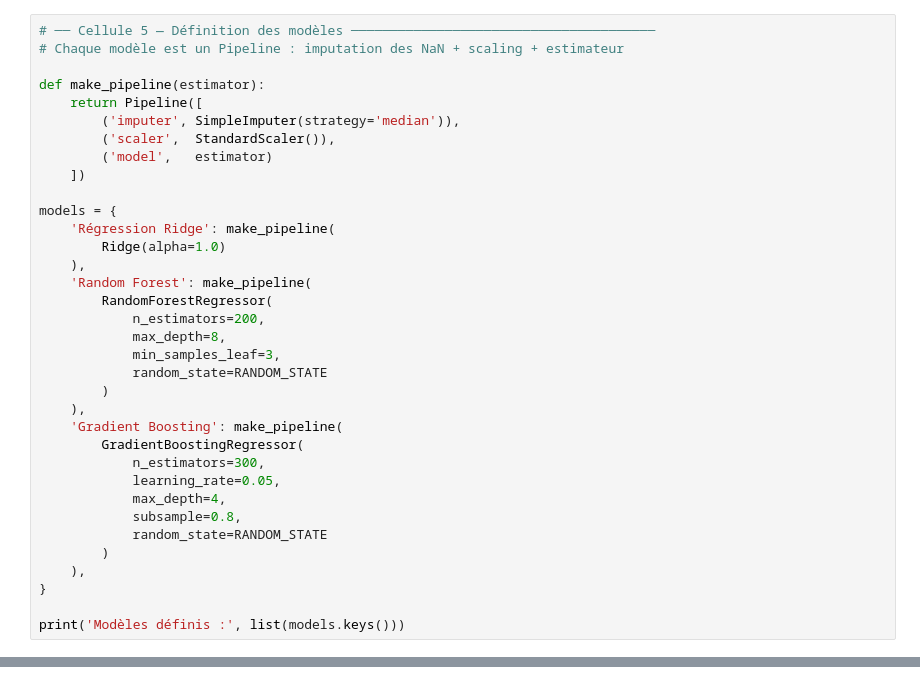
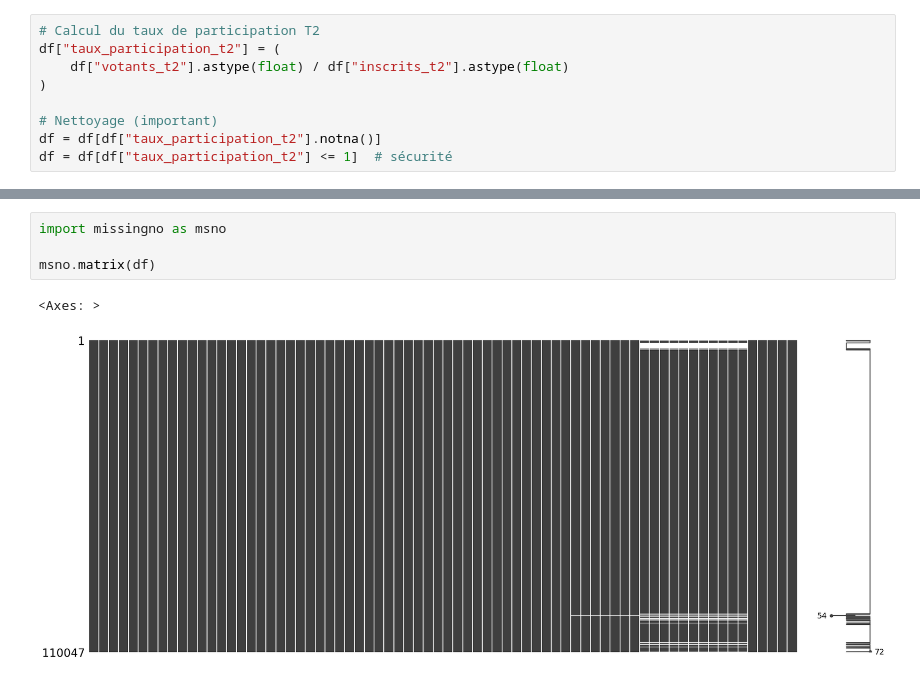
Before and after one commit to anaskt-dev/MSPR_BLOC3_MASTER1, a Jupyter notebook: model.ipynb, the cells around one changed output, grey strips where cells are left out. Cells and saved outputs as stored; diff of their text form.

```diff
--- a/model.ipynb
+++ b/model.ipynb
@@ -155,35 +87,9 @@ print(y_train.describe().round(2))
 # %%
-# ── Cellule 5 — Définition des modèles ───────────────────────────────────────
-# Chaque modèle est un Pipeline : imputation des NaN + scaling + estimateur
+# Calcul du taux de participation T2
+df["taux_participation_t2"] = (
+    df["votants_t2"].astype(float) / df["inscrits_t2"].astype(float)
+)
 
-def make_pipeline(estimator):
-    return Pipeline([
-        ('imputer', SimpleImputer(strategy='median')),
-        ('scaler',  StandardScaler()),
-        ('model',   estimator)
-    ])
-
-models = {
-    'Régression Ridge': make_pipeline(
-        Ridge(alpha=1.0)
-    ),
-    'Random Forest': make_pipeline(
-        RandomForestRegressor(
-            n_estimators=200,
-            max_depth=8,
-            min_samples_leaf=3,
-            random_state=RANDOM_STATE
-        )
-    ),
-    'Gradient Boosting': make_pipeline(
-        GradientBoostingRegressor(
-            n_estimators=300,
-            learning_rate=0.05,
-            max_depth=4,
-            subsample=0.8,
-            random_state=RANDOM_STATE
-        )
-    ),
-}
-
-print('Modèles définis :', list(models.keys()))
+# Nettoyage (important)
+df = df[df["taux_participation_t2"].notna()]
+df = df[df["taux_participation_t2"] <= 1]  # sécurité
@@ -420,0 +262,7 @@ for label, val in predictions.items():
+# %%
+import missingno as msno
+
+msno.matrix(df)
+# %% [output]
+<Axes: >
+[figure, added]
```
Also changed, not shown: parts of 24 cells of this notebook, 5 other files.
